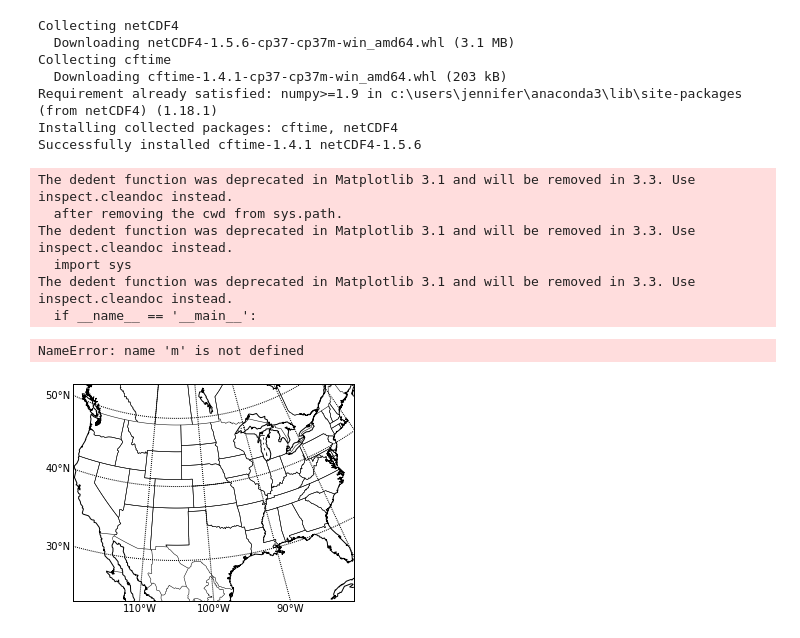
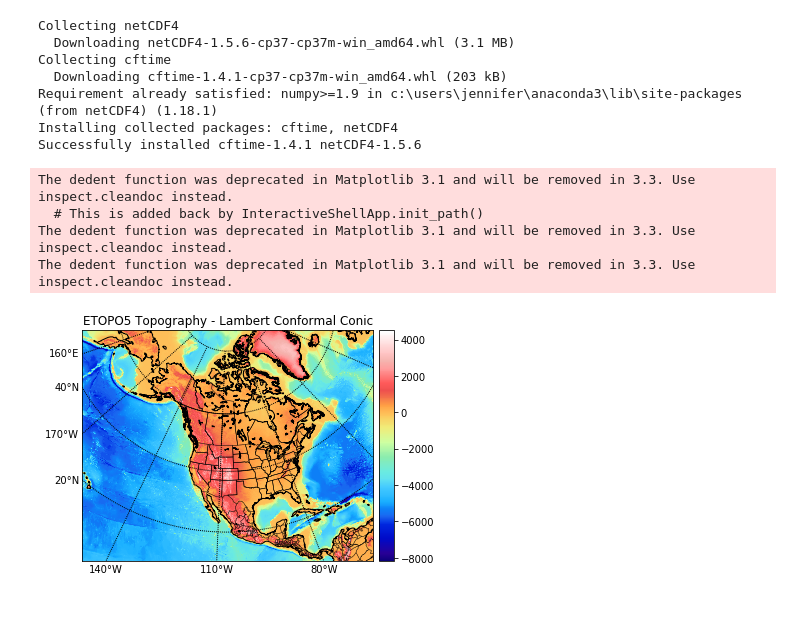
Before and after one commit to yuki1214888/-Python-, a Jupyter notebook: D25 使用 PANDAS 與 BASEMAP 將數據整合於地理資訊圖表.ipynb, the cells around one changed output. Cells and saved outputs as stored; diff of their text form; code cells hidden in the pictures; blank space fills up the shorter version.

```diff
--- a/D25 使用 PANDAS 與 BASEMAP 將數據整合於地理資訊圖表.ipynb
+++ b/D25 使用 PANDAS 與 BASEMAP 將數據整合於地理資訊圖表.ipynb
@@ -42,32 +36,0 @@ etopodata = Dataset('etopo5.cdf')
-# %%
-map = Basemap(projection='stere',lat_0=90,lon_0=-105,\
-            llcrnrlat=23.41 ,urcrnrlat=45.44,\
-            llcrnrlon=-118.67,urcrnrlon=-64.52,\
-            rsphere=6371200.,resolution='l',area_thresh=10000)
-
-map.drawmapboundary()   # 繪製邊界
-map.drawstates()        # 繪製州
-map.drawcoastlines()    # 繪製海岸線
-map.drawcountries()     # 繪製國家
-
-parallels = np.arange(0.,90,10.)
-map.drawparallels(parallels,labels=[1,0,0,0],fontsize=10) # 繪製緯線
-
-meridians = np.arange(-110.,-60.,10.)
-map.drawmeridians(meridians,labels=[0,0,0,1],fontsize=10) # 繪製經線
-
-
-etopodata =Dataset('etopo5.cdf') # 讀取數據
-
-cb = m.colorbar(im,"right", size="5%", pad='2%')
-ax.set_title('ETOPO5 Topography - Lambert Conformal Conic')
-plt.show()
-# %% [output]
-The dedent function was deprecated in Matplotlib 3.1 and will be removed in 3.3. Use inspect.cleandoc instead.
-  after removing the cwd from sys.path.
-The dedent function was deprecated in Matplotlib 3.1 and will be removed in 3.3. Use inspect.cleandoc instead.
-  import sys
-The dedent function was deprecated in Matplotlib 3.1 and will be removed in 3.3. Use inspect.cleandoc instead.
-  if __name__ == '__main__':
-NameError: name 'm' is not defined
-[figure, removed]
@@ -73,0 +39,33 @@ NameError: name 'm' is not defined
+# %%
+topoin = etopodata.variables['ROSE'][:]
+lons = etopodata.variables['ETOPO05_X'][:]
+lats = etopodata.variables['ETOPO05_Y'][:]
+topoin,lons = shiftgrid(180.,topoin,lons,start=False)
+fig = plt.figure()
+ax = fig.add_axes([0.1,0.1,0.8,0.8])
+
+m = Basemap(llcrnrlon=-145.5,llcrnrlat=1.,urcrnrlon=-2.566,urcrnrlat=46.352,\
+            rsphere=(6378137.00,6356752.3142),\
+            resolution='l',area_thresh=1000.,projection='lcc',\
+            lat_1=50.,lon_0=-107.,ax=ax)
+nx = int((m.xmax-m.xmin)/5000.)+1; ny = int((m.ymax-m.ymin)/5000.)+1
+topodat = m.transform_scalar(topoin,lons,lats,nx,ny)
+im = m.imshow(topodat,cm.GMT_haxby)
+
+m.drawcoastlines()#海岸線
+m.drawstates()#州線
+m.drawcountries()#國界線
+
+parallels = np.arange(0.,80,20.)
+m.drawparallels(parallels,labels=[1,0,0,1])
+meridians = np.arange(10.,360.,30.)
+m.drawmeridians(meridians,labels=[1,0,0,1])
+cb = m.colorbar(im,"right", size="5%", pad='2%')
+ax.set_title('ETOPO5 Topography - Lambert Conformal Conic')
+plt.show()
+# %% [output]
+The dedent function was deprecated in Matplotlib 3.1 and will be removed in 3.3. Use inspect.cleandoc instead.
+  # This is added back by InteractiveShellApp.init_path()
+The dedent function was deprecated in Matplotlib 3.1 and will be removed in 3.3. Use inspect.cleandoc instead.
+The dedent function was deprecated in Matplotlib 3.1 and will be removed in 3.3. Use inspect.cleandoc instead.
+[figure, added]
```
Also changed, not shown: parts of 4 cells of this notebook.
